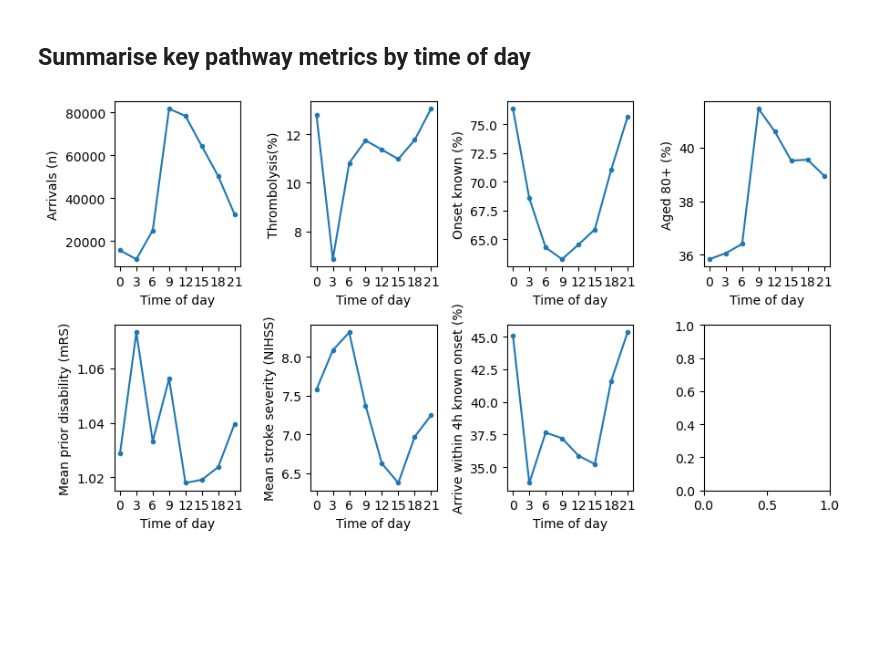
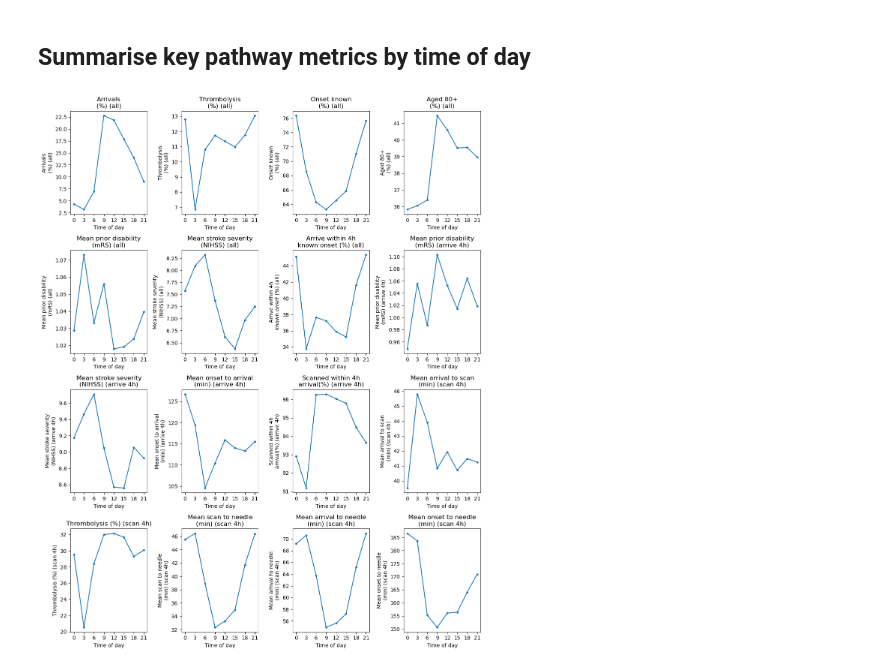
Before and after one commit to samuel-book/samuel_2_data_prep, a Jupyter notebook: descriptive_statistics/sam1_day_week_pathway_patterns.ipynb, the cells around one changed output. Cells and saved outputs as stored; diff of their text form; code cells hidden in the pictures; blank space fills up the shorter version.

Commit message:
Completed all graphs (from 7 to 16) as in SAMueL1

```diff
--- a/descriptive_statistics/sam1_day_week_pathway_patterns.ipynb
+++ b/descriptive_statistics/sam1_day_week_pathway_patterns.ipynb
@@ -31,12 +31,15 @@ class Paths:
     '''Singleton object for storing paths to data and files.'''
 
     data_path = './../output/'
+    data_filename = 'reformatted_data.csv'
     admission_only_filename = 'reformatted_data_admissions_only.csv'
 
 
 paths = Paths()
 # %%
 # Load data
+data = pd.read_csv(os.path.join(paths.data_path,
+                                paths.data_filename))
 data_full = pd.read_csv(os.path.join(paths.data_path,
                                      paths.admission_only_filename))
 # %% [markdown]
@@ -51,22 +54,47 @@ data_full['age_80_plus'] = np.where(data_full['age'] >= 80, 1, 0)
 data_full['arrive_4h_known'] = np.where(
     (data_full['onset_to_arrival_time'] <= 240) &
     (data_full['onset_known'] == 1), 1, 0)
+
+# Group by whether scanned within 4 hours
+data['arrival_to_scan_4h'] = np.where(
+    data['arrival_to_scan_time'] <= 240, 1, 0)
+
+# Add arrival to thrombolysis and onset to thrombolysis
+data['arrival_to_thrombolysis'] = (
+    data['arrival_to_scan_time'] + data['scan_to_thrombolysis_time'])
+data['onset_to_thrombolysis'] = (
+    data['onset_to_arrival_time'] + data['arrival_to_thrombolysis'])
+
+# Create dataset of just those scanned within 4 hours
+data_scan4h = data[data['arrival_to_scan_time'] <= 240]
 # %% [markdown]
 ## Summarise key pathway metrics by time of day
 # %%
 # Define columns of interest and appropriate labels
-pathway_col = {'arrivals': 'Arrivals (n)',
-               'thrombolysis': 'Thrombolysis(%)',
-               'onset_known': 'Onset known (%)',
-               'age_80_plus': 'Aged 80+ (%)',
-               'prior_disability': 'Mean prior disability (mRS)',
-               'stroke_severity': 'Mean stroke severity (NIHSS)',
-               'arrive_4h_known': 'Arrive within 4h known onset (%)'}
+# (all) and (4h) is used to indicate which dataset to use
+pathway_col = {
+    'Arrivals\n(%) (all)': 'arrivals',
+    'Thrombolysis\n(%) (all)': 'thrombolysis',
+    'Onset known\n(%) (all)': 'onset_known',
+    'Aged 80+\n(%) (all)': 'age_80_plus',
+    'Mean prior disability\n(mRS) (all)': 'prior_disability',
+    'Mean stroke severity\n(NIHSS) (all)': 'stroke_severity',
+    'Arrive within 4h\nknown onset (%) (all)': 'arrive_4h_known',
+    'Mean prior disability\n(mRS) (arrive 4h)': 'prior_disability',
+    'Mean stroke severity\n(NIHSS) (arrive 4h)': 'stroke_severity',
+    'Mean onset to arrival\n(min) (arrive 4h)': 'onset_to_arrival_time',
+    'Scanned within 4h\narrival(%) (arrive 4h)': 'arrival_to_scan_4h',
+    'Mean arrival to scan\n(min) (scan 4h)': 'arrival_to_scan_time',
+    'Thrombolysis (%) (scan 4h)': 'thrombolysis',
+    'Mean scan to needle\n(min) (scan 4h)': 'scan_to_thrombolysis_time',
+    'Mean arrival to needle\n(min) (scan 4h)': 'arrival_to_thrombolysis',
+    'Mean onset to needle\n(min) (scan 4h)': 'onset_to_thrombolysis'
+}
 
 # Create subplots, with number of rows from number of variables
 columns = 4
 rows = ceil(len(pathway_col)/columns)
-fig, ax = plt.subplots(rows, columns, figsize=(9, 5))
+fig, ax = plt.subplots(rows, columns, figsize=(12, 15))
 
 # Convert keys and values into arrays
 keys = [k for k in pathway_col.keys()]
@@ -77,37 +105,53 @@ x = 0
 for r in range(rows):
     for c in range(columns):
         # Stops loop (so will leave empty plots)
         if len(pathway_col) == x:
             break
         else:
             # Extract relevant column and label from dictionary
-            col = keys[x]
-            label = values[x]
+            label = keys[x]
+            col = values[x]
+
+            # Reset res (so doesn't plot in case of dataset error)
+            res = 0
 
             if col == 'arrivals':
                 # Count number of rows
-                res = data_full.groupby('arrival_time_3_hour_period').size()
+                res = (data_full.groupby('arrival_time_3_hour_period').size() /
+                       len(data_full.index))
             else:
                 # Find mean, grouped by arrival time window
-                res = (data_full
-                       .groupby('arrival_time_3_hour_period')[col]
-                       .mean())
+                if '(all)' in label:
+                    res = (data_full
+                           .groupby('arrival_time_3_hour_period')[col]
+                           .mean())
+                elif '(arrive 4h)' in label:
+                    res = (data
+                           .groupby('arrival_time_3_hour_period')[col]
+                           .mean())
+                elif '(scan 4h)' in label:
+                    res = (data_scan4h
+                           .groupby('arrival_time_3_hour_period')[col]
+                           .mean())
+                else:
+                    print('Error - dataset not one of the options')
 
             # If its marked as percentage, multiply by 100
             if '%' in label:
                 res = res*100
 
             # Plot those results
             res.plot(marker='.', ax=ax[r, c])
             ax[r, c].set_xticks(res.index)
             ax[r, c].set_xlabel('Time of day')
             ax[r, c].set_ylabel(label)
+            ax[r, c].set_title(label)
 
             # Increment counter
             x += 1
 
 # Display plot
 plt.tight_layout()
 plt.show()
 # %% [output]
-[figure, old version]
+[figure, new version]
```
Also changed, not shown: parts of 1 cell of this notebook.
